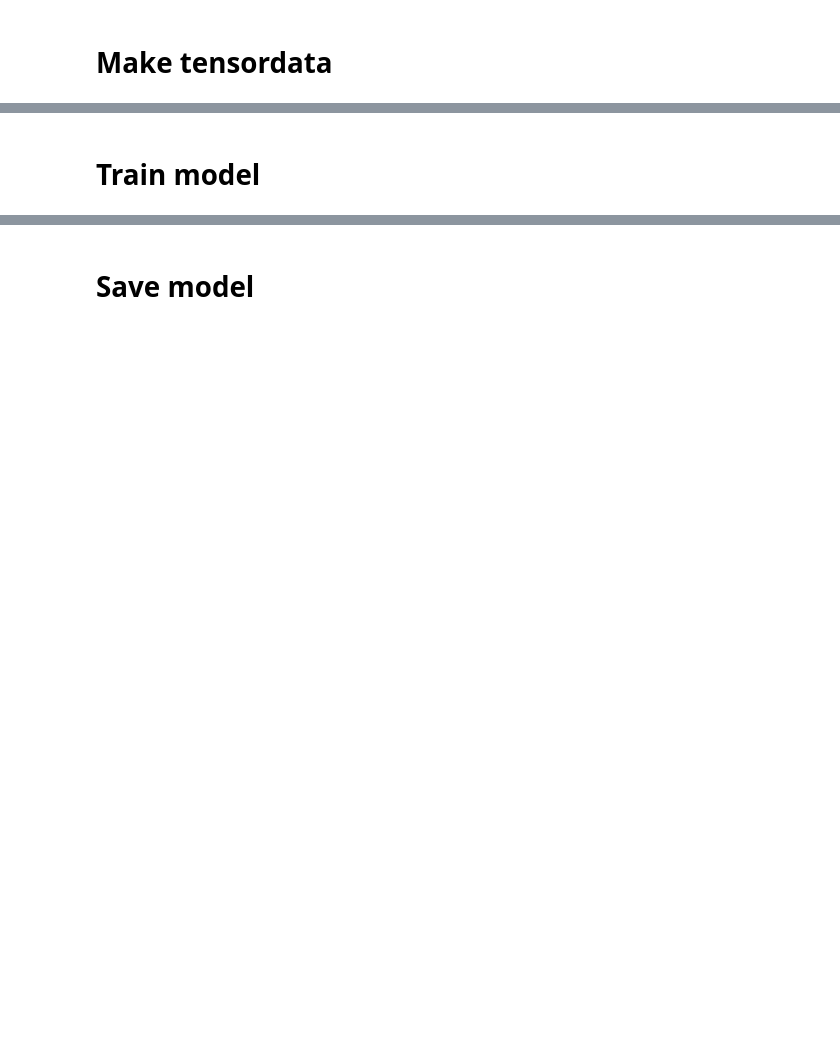
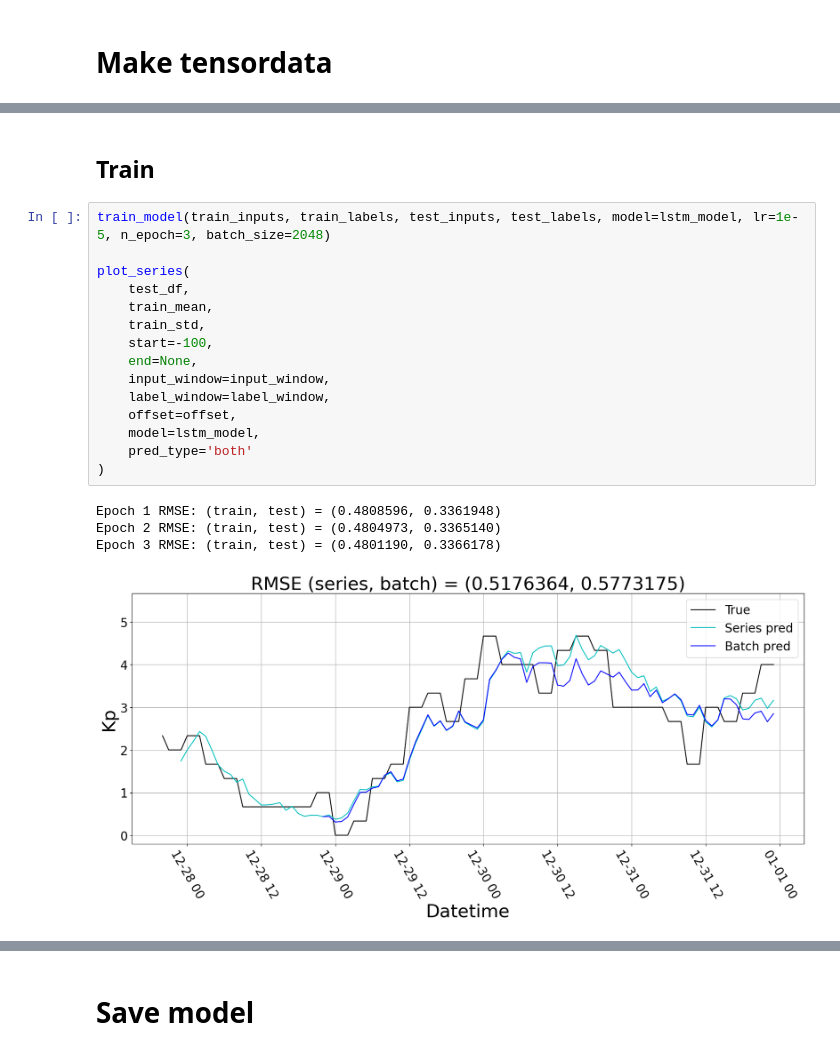
Before and after one commit to John1117/ReDSCOVR_PythonProject, a Jupyter notebook: model_training.ipynb, the cells around one changed output, grey strips where cells are left out. Saved outputs shown, nothing was run; the diff lists cells and outputs as text; blank space fills up the shorter version.

```diff
--- a/model_training.ipynb
+++ b/model_training.ipynb
@@ -240,3 +70,23 @@ train_inputs, train_labels, test_inputs, test_labels = make_tensordata(
 # %% [markdown]
-# Train model
+## Train
+# %%
+train_model(train_inputs, train_labels, test_inputs, test_labels, model=lstm_model, lr=1e-5, n_epoch=3, batch_size=2048)
+
+plot_series(
+    test_df,
+    train_mean,
+    train_std,
+    start=-100,
+    end=None,
+    input_window=input_window,
+    label_window=label_window,
+    offset=offset,
+    model=lstm_model,
+    pred_type='both'
+)
+# %% [output]
+Epoch 1 RMSE: (train, test) = (0.4808596, 0.3361948)
+Epoch 2 RMSE: (train, test) = (0.4804973, 0.3365140)
+Epoch 3 RMSE: (train, test) = (0.4801190, 0.3366178)
+[figure, added]
 # %% [markdown]
```
Also changed, not shown: parts of 28 cells of this notebook, 3 other files.
